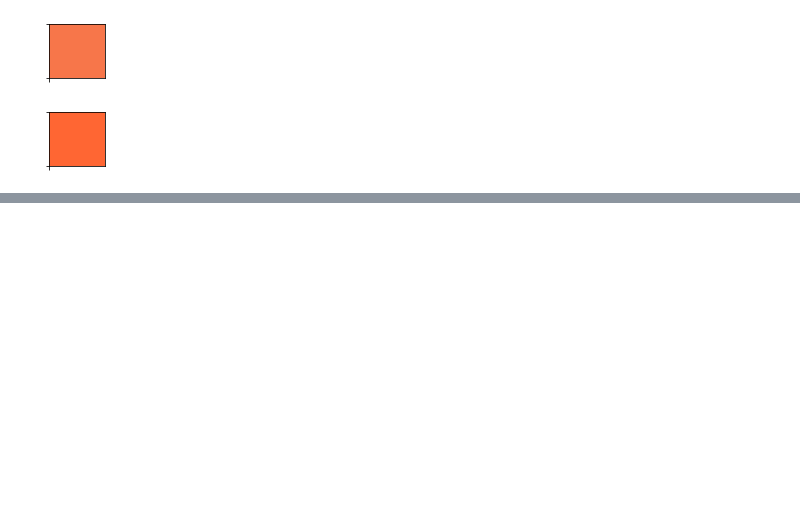
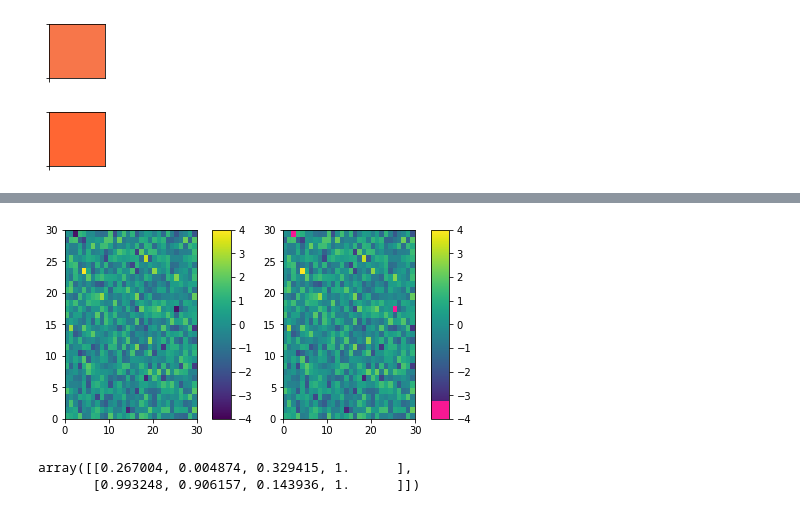
Before and after one commit to remember-past/Template, a Jupyter notebook: python/plot_example/color_list/color_list_notebook.ipynb, the cells around one changed output, grey strips where cells are left out. Saved outputs shown, nothing was run; the diff lists cells and outputs as text; code cells hidden in the pictures; blank space fills up the shorter version.

```diff
--- a/python/plot_example/color_list/color_list_notebook.ipynb
+++ b/python/plot_example/color_list/color_list_notebook.ipynb
@@ -163,0 +283,15 @@ sns.palplot(['#ff6633'])
+# %%
+viridis = cm.get_cmap('viridis', 256)
+newcolors = viridis(np.linspace(0, 1, 256))
+pink = np.array([248/256, 24/256, 148/256, 1])
+newcolors[:25, :] = pink
+newcmp = ListedColormap(newcolors)
+
+plot_examples([viridis, newcmp])
+# %% [output]
+[figure, added]
+# %%
+newcolors
+# %% [output]
+array([[0.267004, 0.004874, 0.329415, 1.      ],
+       [0.993248, 0.906157, 0.143936, 1.      ]])
```
Also changed, not shown: parts of 30 cells of this notebook.
